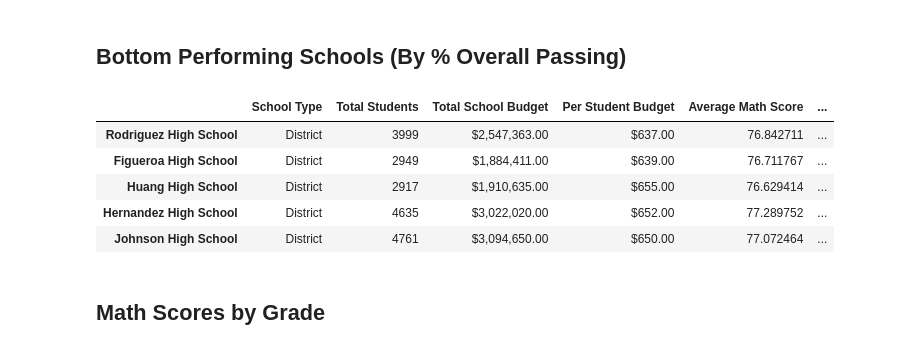
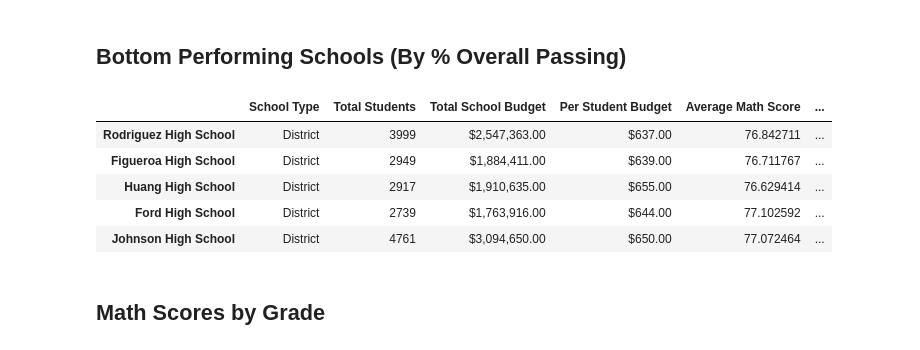
Before and after one commit to Kristen-Beer/pandas-challenge, a Jupyter notebook: PyCitySchools_starter.ipynb, the cells around one changed output. Cells and saved outputs as stored; diff of their text form; code cells hidden in the pictures.

```diff
--- a/PyCitySchools_starter.ipynb
+++ b/PyCitySchools_starter.ipynb
@@ -243,14 +254,14 @@ top_schools.head(5)
 ## Bottom Performing Schools (By % Overall Passing)
 # %%
 # Sort the schools by `% Overall Passing` in ascending order and display the top 5 rows.
-bottom_schools =
+bottom_schools = per_school_summary.sort_values(["% Overall Passing"], ascending=True)
 bottom_schools.head(5)
 # %% [output]
 |  | School Type | Total Students | Total School Budget | Per Student Budget | Average Math Score | ... |
 | Rodriguez High School | District | 3999 | $2,547,363.00 | $637.00 | 76.842711 | ... |
 | Figueroa High School | District | 2949 | $1,884,411.00 | $639.00 | 76.711767 | ... |
 | Huang High School | District | 2917 | $1,910,635.00 | $655.00 | 76.629414 | ... |
-| Hernandez High School | District | 4635 | $3,022,020.00 | $652.00 | 77.289752 | ... |
+| Ford High School | District | 2739 | $1,763,916.00 | $644.00 | 77.102592 | ... |
 | Johnson High School | District | 4761 | $3,094,650.00 | $650.00 | 77.072464 | ... |
 # %% [markdown]
 ## Math Scores by Grade
```
Also changed, not shown: parts of 12 cells of this notebook.
